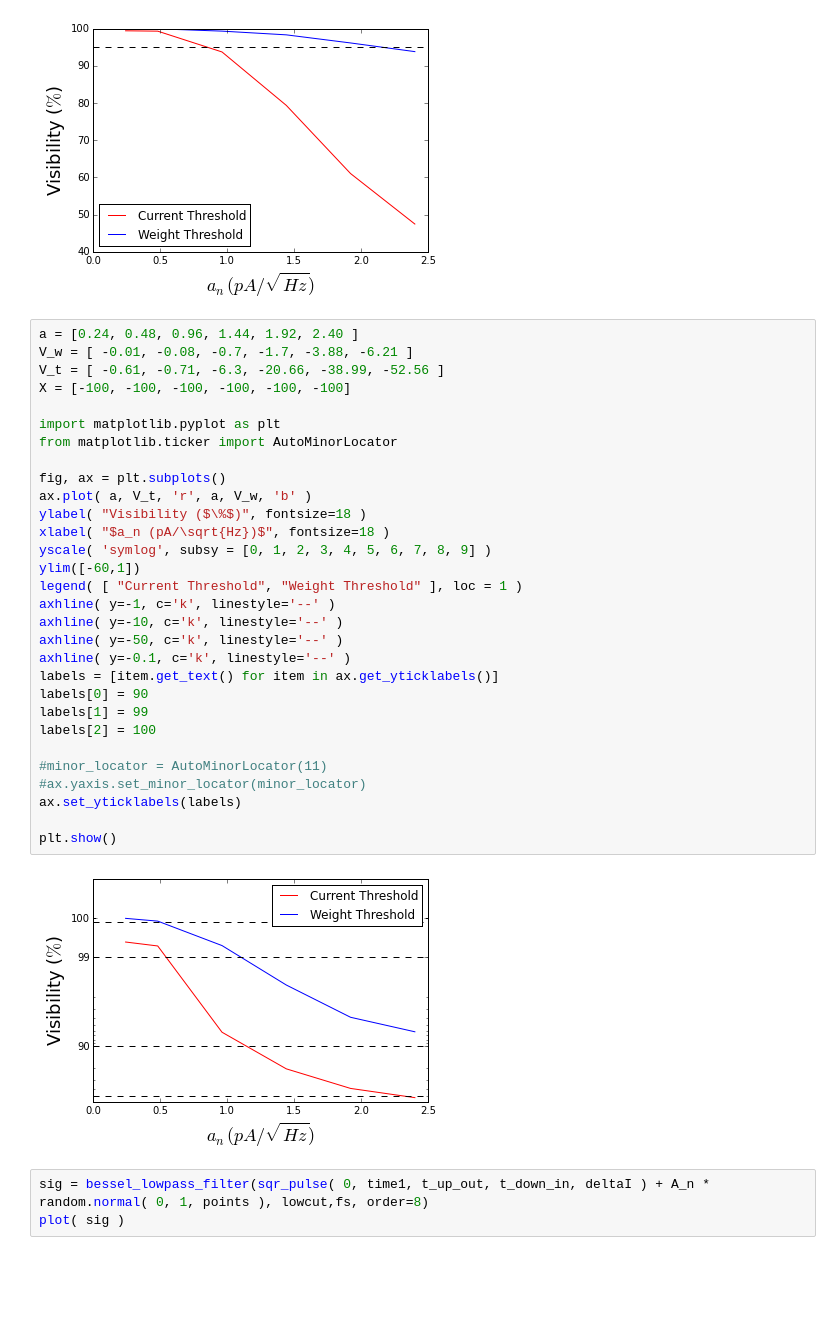
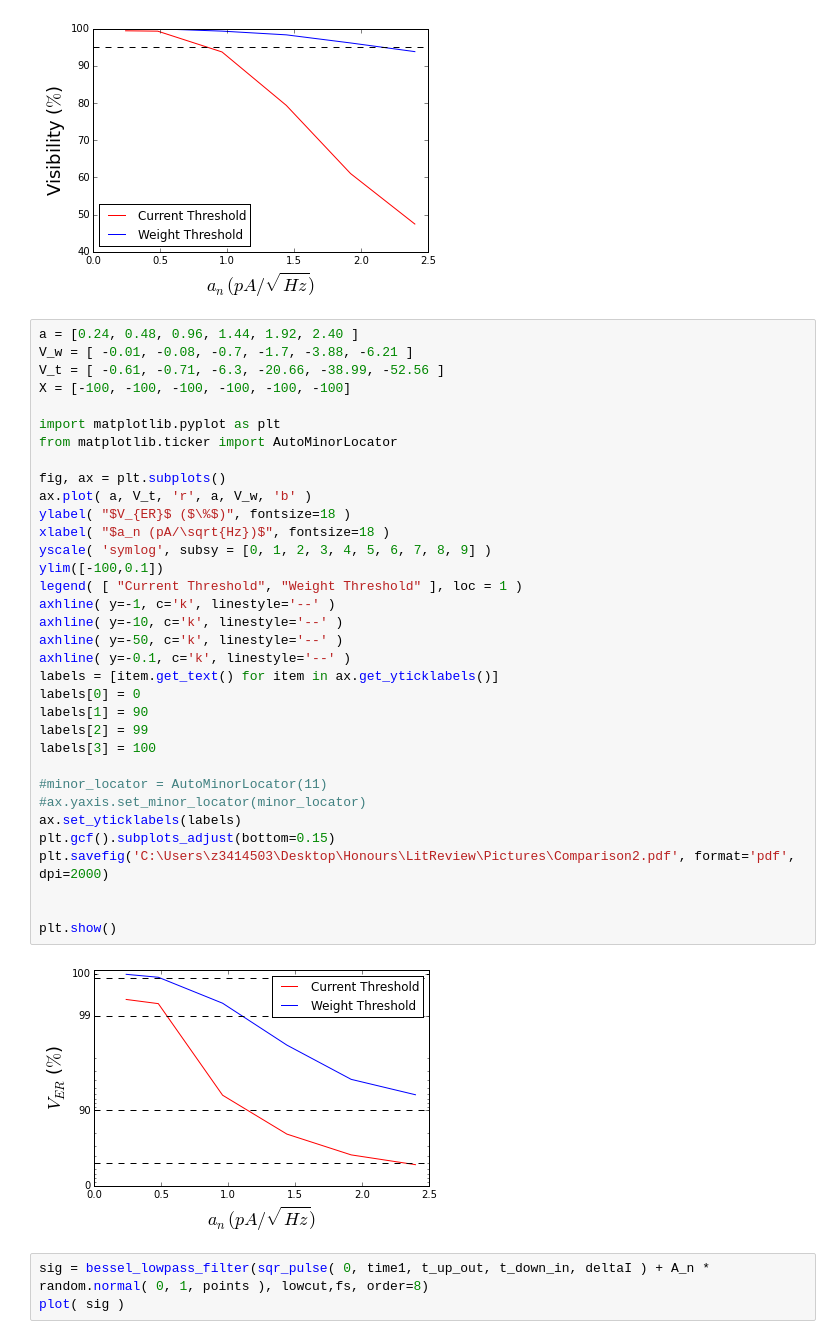
Before and after one commit to DanielKeith93/Python_Notebooks, a Jupyter notebook: Traces/Method Comparison.ipynb, the cells around one changed output. Cells and saved outputs as stored; diff of their text form; blank space fills up the shorter version.

```diff
--- a/Traces/Method Comparison.ipynb
+++ b/Traces/Method Comparison.ipynb
@@ -305,35 +326,39 @@ axhline( y=95, c='k', linestyle='--' )
 # %%
 a = [0.24, 0.48, 0.96, 1.44, 1.92, 2.40 ]
 V_w = [ -0.01, -0.08, -0.7, -1.7, -3.88, -6.21 ]
 V_t = [ -0.61, -0.71, -6.3, -20.66, -38.99, -52.56 ]
 X = [-100, -100, -100, -100, -100, -100]
 
 import matplotlib.pyplot as plt
 from matplotlib.ticker import AutoMinorLocator
 
 fig, ax = plt.subplots()
 ax.plot( a, V_t, 'r', a, V_w, 'b' )
-ylabel( "Visibility ($\%$)", fontsize=18 )
+ylabel( "$V_{ER}$ ($\%$)", fontsize=18 )
 xlabel( "$a_n (pA/\sqrt{Hz})$", fontsize=18 )
 yscale( 'symlog', subsy = [0, 1, 2, 3, 4, 5, 6, 7, 8, 9] )
-ylim([-60,1])
+ylim([-100,0.1])
 legend( [ "Current Threshold", "Weight Threshold" ], loc = 1 )
 axhline( y=-1, c='k', linestyle='--' )
 axhline( y=-10, c='k', linestyle='--' )
 axhline( y=-50, c='k', linestyle='--' )
 axhline( y=-0.1, c='k', linestyle='--' )
 labels = [item.get_text() for item in ax.get_yticklabels()]
-labels[0] = 90
-labels[1] = 99
-labels[2] = 100
+labels[0] = 0
+labels[1] = 90
+labels[2] = 99
+labels[3] = 100
 
 #minor_locator = AutoMinorLocator(11)
 #ax.yaxis.set_minor_locator(minor_locator)
 ax.set_yticklabels(labels)
+plt.gcf().subplots_adjust(bottom=0.15)
+plt.savefig('C:\Users\z3414503\Desktop\Honours\LitReview\Pictures\Comparison2.pdf', format='pdf', dpi=2000)
+
 
 plt.show()
 # %% [output]
-[figure, old version]
+[figure, new version]
 # %%
 sig = bessel_lowpass_filter(sqr_pulse( 0, time1, t_up_out, t_down_in, deltaI ) + A_n * random.normal( 0, 1, points ), lowcut,fs, order=8)
 plot( sig )
```
Also changed, not shown: parts of 3 cells of this notebook, 8 other files.
